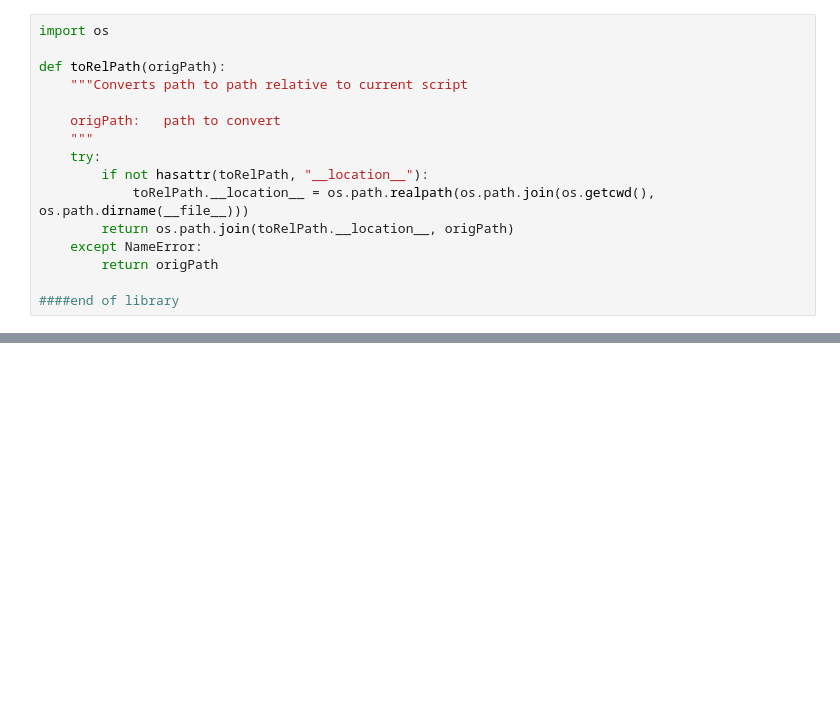
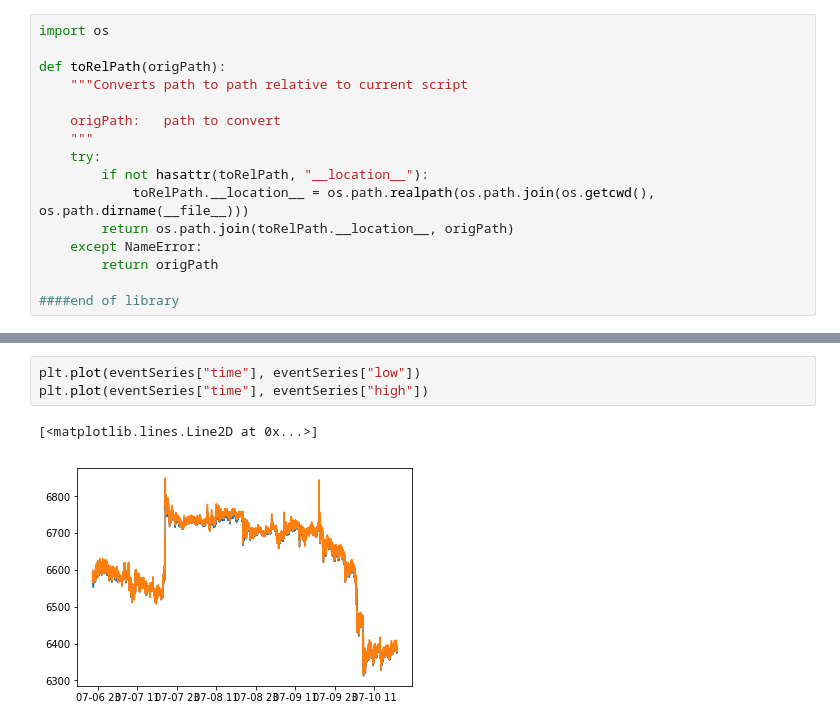
Before and after one commit to inmensustrading/inmensus, a Jupyter notebook: research/gemini-full-stack/analysis.ipynb, the cells around one changed output, grey strips where cells are left out. Cells and saved outputs as stored; diff of their text form; blank space fills up the shorter version.

```diff
--- a/research/gemini-full-stack/analysis.ipynb
+++ b/research/gemini-full-stack/analysis.ipynb
@@ -74,0 +113,6 @@ TypeError: can only concatenate list (not "int") to list
+# %%
+plt.plot(eventSeries["time"], eventSeries["low"])
+plt.plot(eventSeries["time"], eventSeries["high"])
+# %% [output]
+[<matplotlib.lines.Line2D at 0x...>]
+[figure, added]
```
Also changed, not shown: parts of 8 cells of this notebook, 1 other file.
